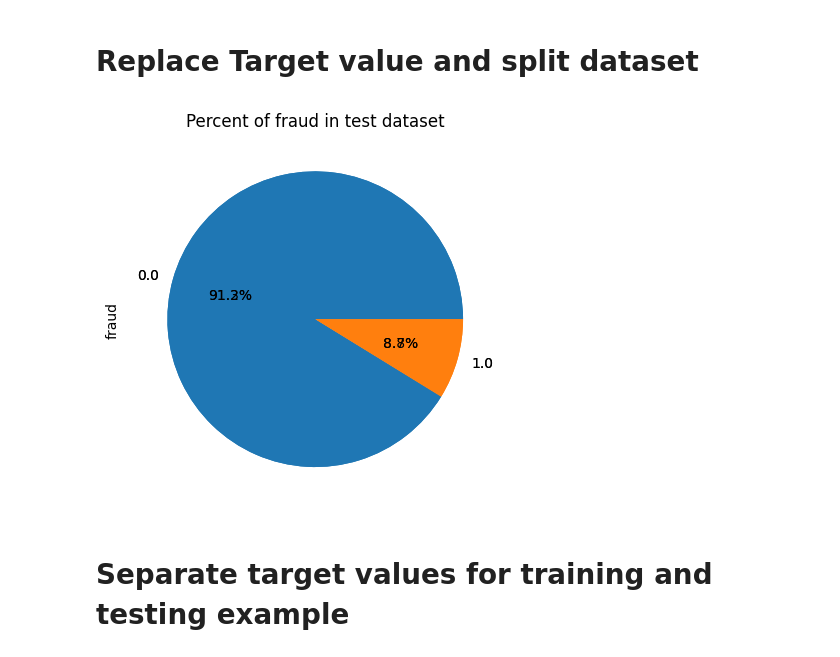
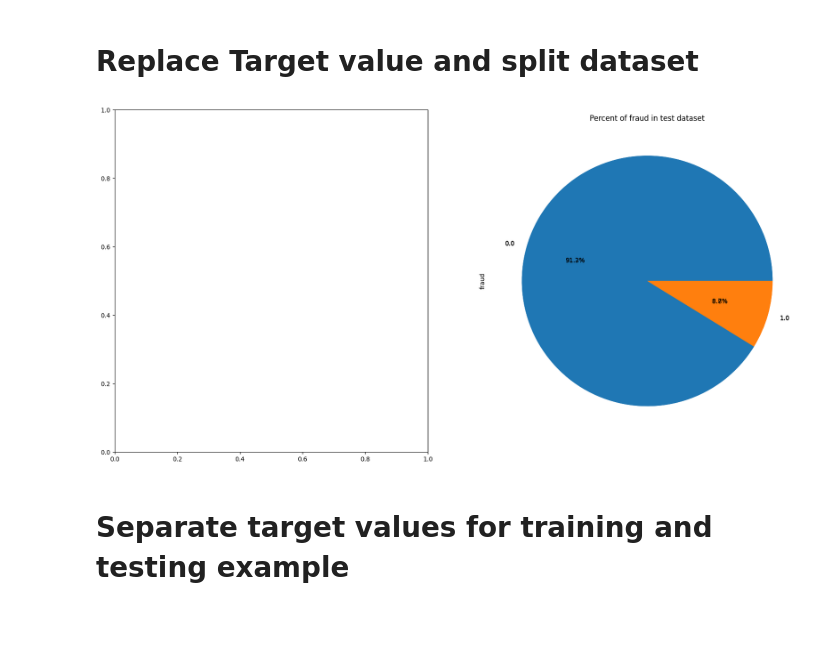
Before and after one commit to lamoincl/ml-credit-card-fraud, a Jupyter notebook: Project.ipynb, the cells around one changed output. Cells and saved outputs as stored; diff of their text form; code cells hidden in the pictures; blank space fills up the shorter version.

```diff
--- a/Project.ipynb
+++ b/Project.ipynb
@@ -36,19 +36,19 @@ Name: fraud, dtype: int64
 # %%
 from sklearn.model_selection import train_test_split
 from matplotlib import pyplot as plt
 
 
-
+fig,axs = plt.subplots(ncols=2, figsize=(20, 10))
 train, test = train_test_split(dataset, train_size=0.8, random_state=22)
 
 train["fraud"].value_counts().plot(kind="pie", autopct='%1.1f%%', title='Percent of fraud in train dataset')
 
 test["fraud"].value_counts().plot(kind="pie", autopct='%1.1f%%', title='Percent of fraud in test dataset')
 plt.show()
 
 #TODO plots are overlap
 # %% [output]
-[figure, old version]
+[figure, new version]
 # %% [markdown]
 # Separate target values for training and testing example
 # %%
```
Also changed, not shown: parts of 6 cells of this notebook.
